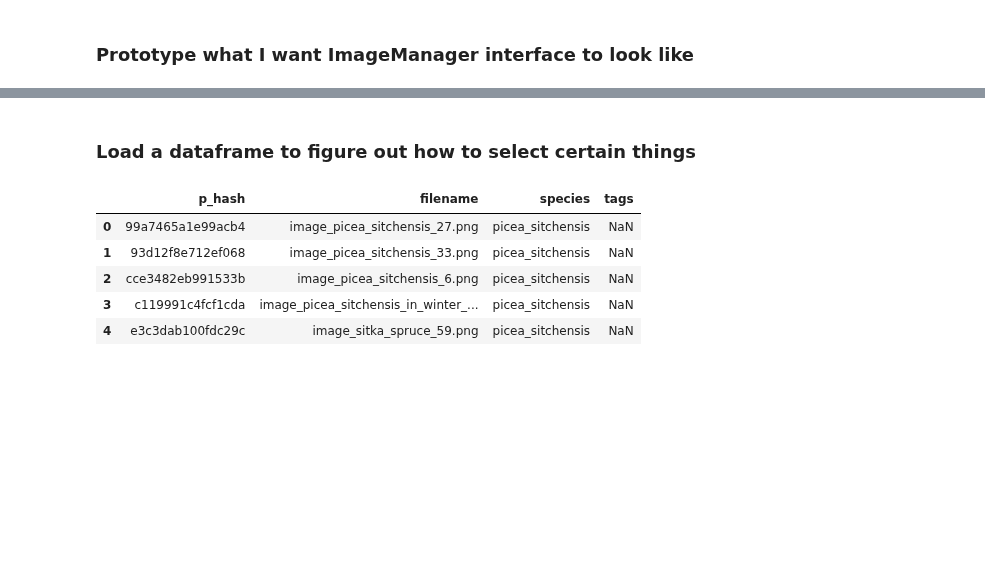
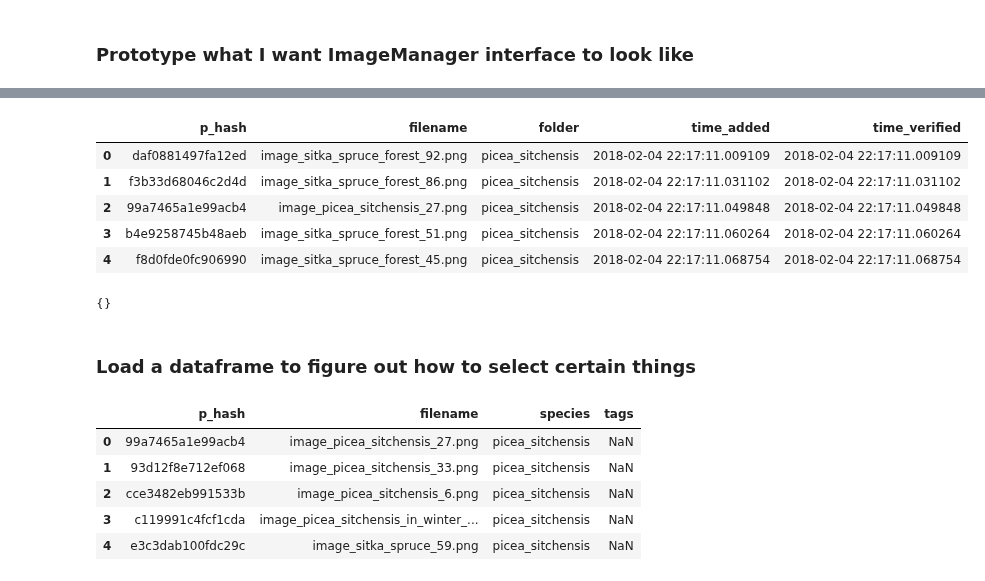
Before and after one commit to NathanielBlairStahn/tree-logic, a Jupyter notebook: scratchwork.ipynb, the cells around one changed output, grey strips where cells are left out. Saved outputs shown, nothing was run; the diff lists cells and outputs as text; code cells hidden in the pictures; blank space fills up the shorter version.

Commit message:
holy crap, it looks like ImageManager is working...

```diff
--- a/scratchwork.ipynb
+++ b/scratchwork.ipynb
@@ -45,12 +71,10 @@ lst[0:1]
 # %% [markdown]
 ### Prototype what I want ImageManager interface to look like
+# %%
+manager = ImageManager('tree_photos')
+directory_names = ['picea_sitchensis', 'bad_images']
 # %%
-manager = ImageManager('~/tree-logic/tree_photos/')
-directory_names = ['picea_sitchensis', 'betula_papyrifera']
 #manager.take_inventory(directory_names) #
 #or manager.take_inventory() #default is to walk through all subdirectories
 manager.sync_images(directory_names) #Syncs the manager's dataframe and dictionary to the specified directories
 #or manager.sync_images() #default is to sync all subdirectories
-
-manager.get_duplicates() #get dictionary of image hashes mapping to more than one path
-manager.remove_duplicates() #delete duplicate image files
@@ -57,3 +102,17 @@ manager.remove_duplicates() #delete duplicate image files
+# %%
+manager.image_df.head()
+# %% [output]
+|  | p_hash | filename | folder | time_added | time_verified |
+| 0 | daf0881497fa12ed | image_sitka_spruce_forest_92.png | picea_sitchensis | 2018-02-04 22:17:11.009109 | 2018-02-04 22:17:11.009109 |
+| 1 | f3b33d68046c2d4d | image_sitka_spruce_forest_86.png | picea_sitchensis | 2018-02-04 22:17:11.031102 | 2018-02-04 22:17:11.031102 |
+| 2 | 99a7465a1e99acb4 | image_picea_sitchensis_27.png | picea_sitchensis | 2018-02-04 22:17:11.049848 | 2018-02-04 22:17:11.049848 |
+| 3 | b4e9258745b48aeb | image_sitka_spruce_forest_51.png | picea_sitchensis | 2018-02-04 22:17:11.060264 | 2018-02-04 22:17:11.060264 |
+| 4 | f8d0fde0fc906990 | image_sitka_spruce_forest_45.png | picea_sitchensis | 2018-02-04 22:17:11.068754 | 2018-02-04 22:17:11.068754 |
+# %%
+manager.remove_duplicates() #delete duplicate image files
+manager.get_duplicates()
+# %% [output]
+{}
 # %% [markdown]
 ### Load a dataframe to figure out how to select certain things
 # %%
```
Also changed, not shown: parts of 6 cells of this notebook, 1 other file.
